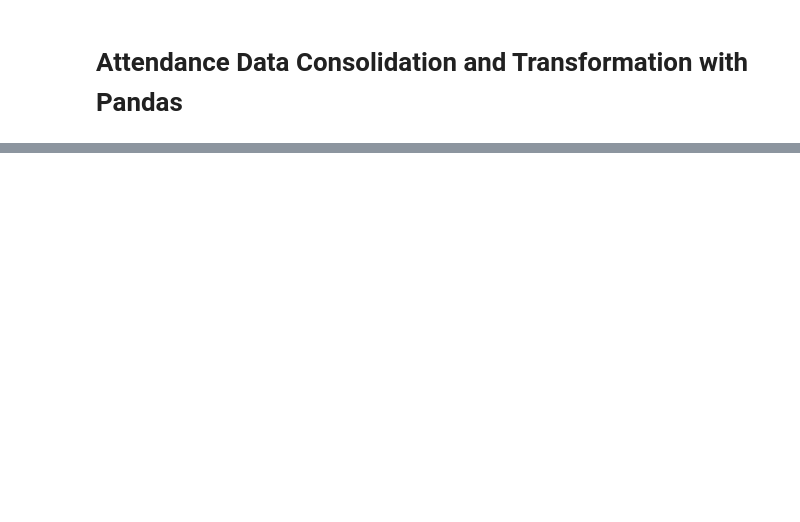
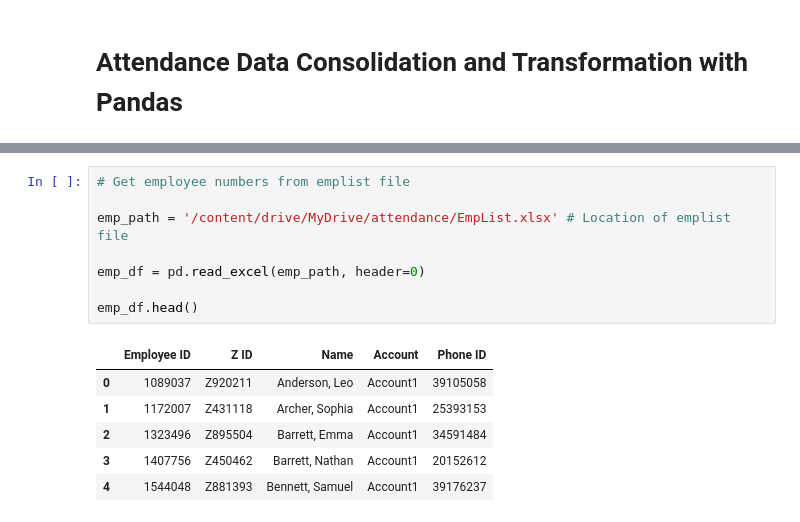
Before and after one commit to voltrecto/attendance-data, a Jupyter notebook: Attendance_Data.ipynb, the cells around one changed output, grey strips where cells are left out. Drawn from its saved outputs; the diff is of its cells as text; blank space fills up the shorter version.

```diff
--- a/Attendance_Data.ipynb
+++ b/Attendance_Data.ipynb
@@ -45,0 +134,15 @@ The employee list is also saved as an Excel file. It contains employee IDs, Z ID
+# %%
+# Get employee numbers from emplist file
+
+emp_path = '/content/drive/MyDrive/attendance/EmpList.xlsx' # Location of emplist file
+
+emp_df = pd.read_excel(emp_path, header=0)
+
+emp_df.head()
+# %% [output]
+|  | Employee ID | Z ID | Name | Account | Phone ID |
+| 0 | 1089037 | Z920211 | Anderson, Leo | Account1 | 39105058 |
+| 1 | 1172007 | Z431118 | Archer, Sophia | Account1 | 25393153 |
+| 2 | 1323496 | Z895504 | Barrett, Emma | Account1 | 34591484 |
+| 3 | 1407756 | Z450462 | Barrett, Nathan | Account1 | 20152612 |
+| 4 | 1544048 | Z881393 | Bennett, Samuel | Account1 | 39176237 |
```
Also changed, not shown: parts of 12 cells of this notebook.
